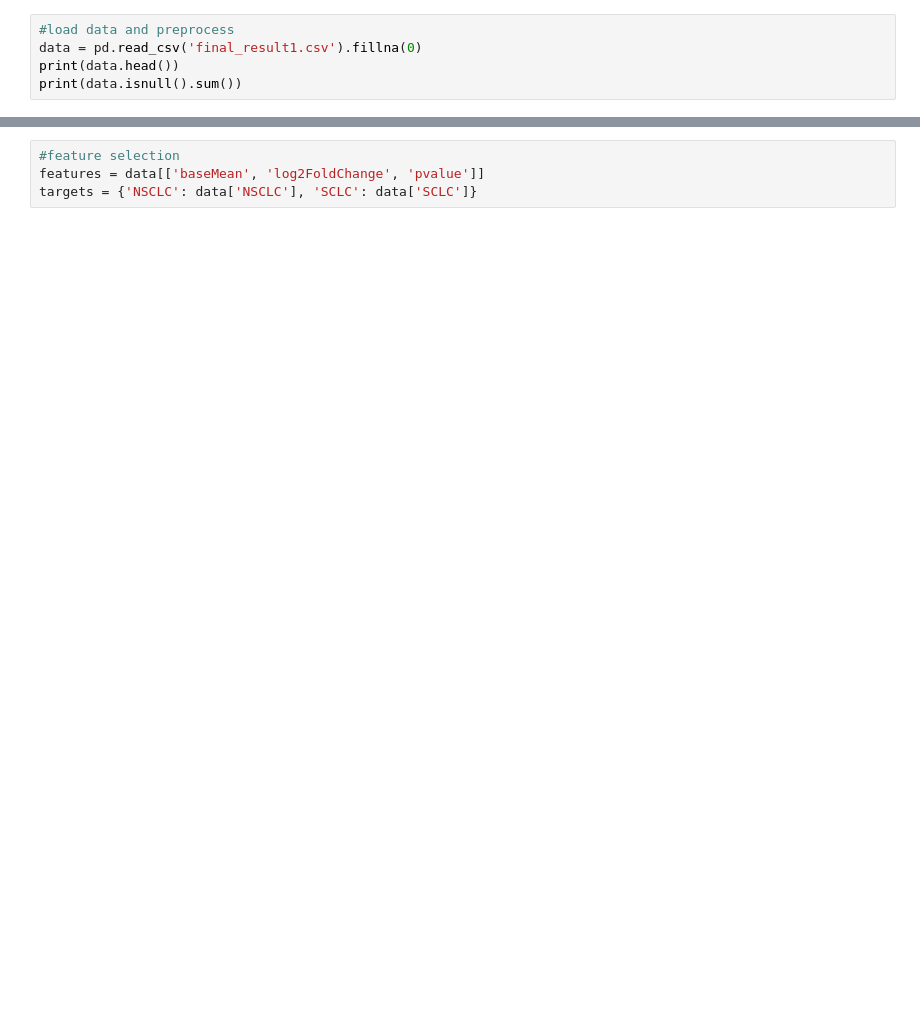
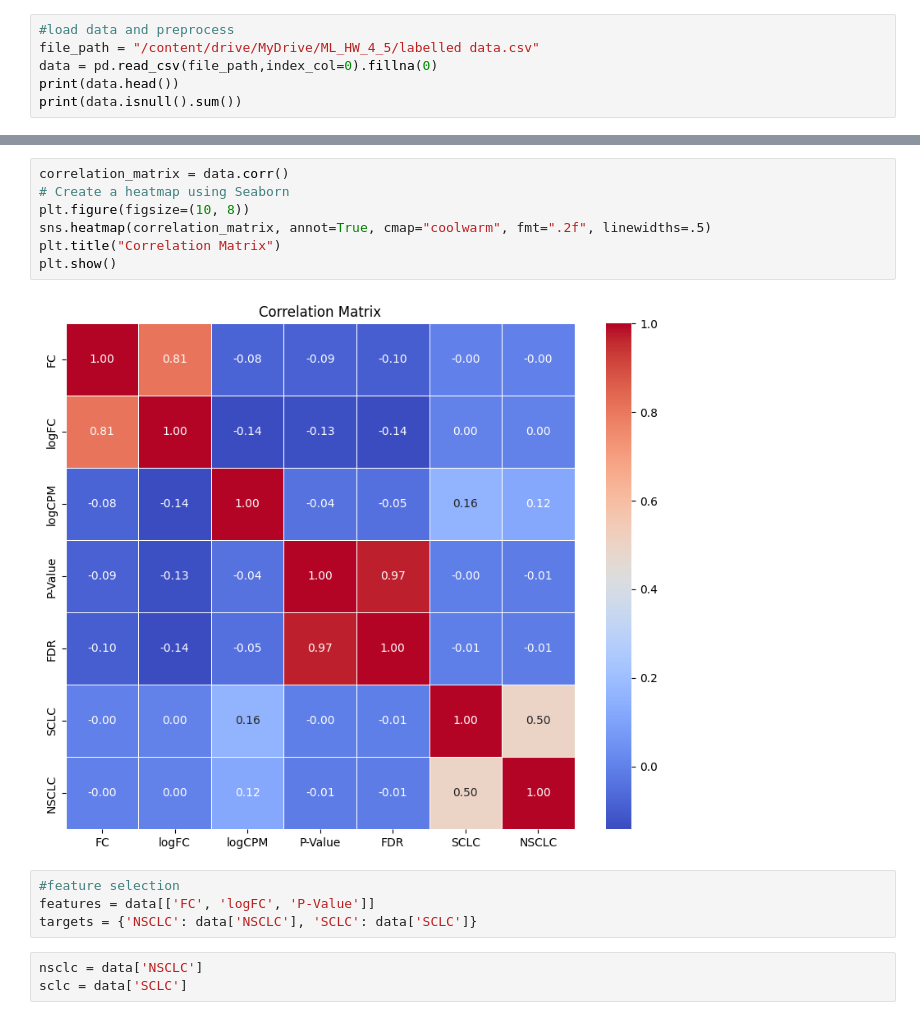
Before and after one commit to aharia22/Novel-Biomarker-Prediction-for-Lung-Cancer, a Jupyter notebook: GradientBoosting (1).ipynb, the cells around one changed output, grey strips where cells are left out. Cells and saved outputs as stored; diff of their text form; blank space fills up the shorter version.

```diff
--- a/GradientBoosting (1).ipynb
+++ b/GradientBoosting (1).ipynb
@@ -16,6 +24,7 @@ warnings.filterwarnings("ignore", category=UserWarning, module="sklearn")
 warnings.filterwarnings('ignore', category=UserWarning, message="Line Search failed")
 # %%
 #load data and preprocess
-data = pd.read_csv('final_result1.csv').fillna(0)
+file_path = "/content/drive/MyDrive/ML_HW_4_5/labelled data.csv"
+data = pd.read_csv(file_path,index_col=0).fillna(0)
 print(data.head())
 print(data.isnull().sum())
@@ -22,4 +86,16 @@ print(data.isnull().sum())
+# %%
+correlation_matrix = data.corr()
+# Create a heatmap using Seaborn
+plt.figure(figsize=(10, 8))
+sns.heatmap(correlation_matrix, annot=True, cmap="coolwarm", fmt=".2f", linewidths=.5)
+plt.title("Correlation Matrix")
+plt.show()
+# %% [output]
+[figure, added]
 # %%
 #feature selection
-features = data[['baseMean', 'log2FoldChange', 'pvalue']]
+features = data[['FC', 'logFC', 'P-Value']]
 targets = {'NSCLC': data['NSCLC'], 'SCLC': data['SCLC']}
+# %%
+nsclc = data['NSCLC']
+sclc = data['SCLC']
```
Also changed, not shown: parts of 13 cells of this notebook.
